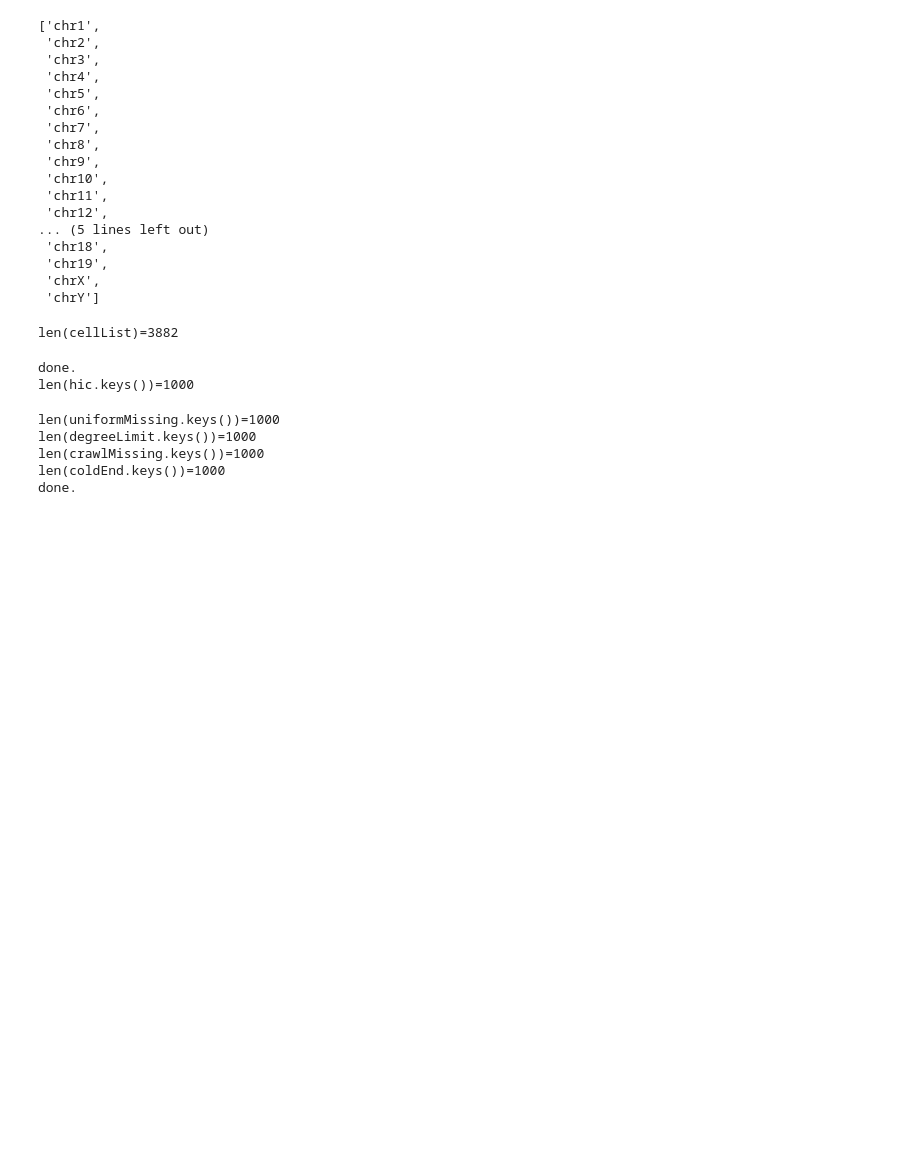
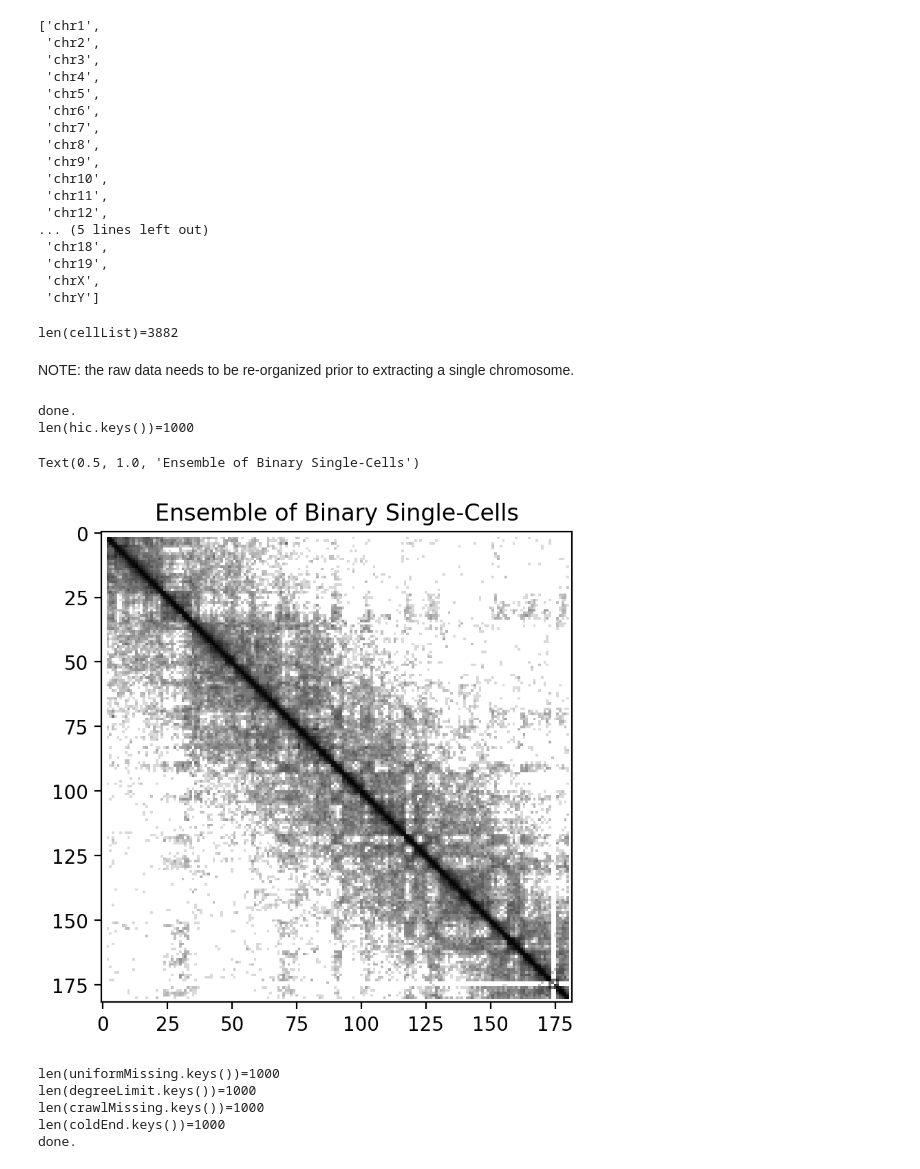
Before and after one commit to CooperStansbury/scPoreC-analysis, a Jupyter notebook: notebooks/quantify_predict.ipynb, the cells around one changed output. Saved outputs shown, nothing was run; the diff lists cells and outputs as text; code cells hidden in the pictures; blank space fills up the shorter version.

```diff
--- a/notebooks/quantify_predict.ipynb
+++ b/notebooks/quantify_predict.ipynb
@@ -58,6 +58,8 @@ cellList = list(cooler.fileops.list_coolers(scHICfilepath))
 print(f"{len(cellList)=}")
 # %% [output]
 len(cellList)=3882
+# %% [markdown]
+NOTE: the raw data needs to be re-organized prior to extracting a single chromosome.
 # %%
 sampleSize = 1000
 chromosome = ['chr2']
@@ -67,16 +69,22 @@ hic = {}
 
 for i, s in enumerate(sample):
     filetag = "_".join(s.split("_")[0:2]).replace("/", "") + f"_{i}"
-    A, hicChromInfo, hicIndex = pcu.loadNagano2017SingleCell(scHICfilepath, s, chromOrder, balance=False)
+    rawMat, hicChromInfo, hicIndex = pcu.loadNagano2017SingleCell(scHICfilepath, s, chromOrder, balance=False)
+
+    hicChromInfo = hicChromInfo[hicChromInfo['region'].str.contains('random') == False]
+
+    # re-order  the matrix
+    hicMat = rawMat[hicIndex, :][:, hicIndex]
+
+    # extract the second chromosome
     chrHicInd = pcu.getIndices(hicChromInfo, hicIndex, chromosome, 'region')
 
-    # reindex the matrix
-    A = A[chrHicInd, :][:, chrHicInd]
+    A = hicMat[chrHicInd, :][:, chrHicInd]
 
-    # make binary
+    # binarize
     A = np.where(A > 0, 1, 0)
-
     hic[filetag] = A
+#     print(f"{filetag=} {A.shape=}")
 
 print('done.')
 print(f"{len(hic.keys())=}")
@@ -88,0 +99,22 @@ for k, v in hic.items():
+# %%
+n = 100
+sampleKeys = np.random.choice(list(hic.keys()), n)
+
+
+ensembleTrue = np.zeros((182, 182))
+
+for sampleKey in sampleKeys:
+    ensembleTrue += hic[sampleKey]
+
+plt.rcParams['figure.dpi'] = 200
+plt.rcParams['figure.figsize'] = 15, 15
+fig = plt.figure()
+
+pltEnsemble = np.where(ensembleTrue > 0, np.log(ensembleTrue), ensembleTrue)
+
+fig.add_subplot(131)
+plt.imshow(pltEnsemble, cmap='binary')
+plt.title(f'Ensemble of Binary Single-Cells')
+# %% [output]
+Text(0.5, 1.0, 'Ensemble of Binary Single-Cells')
+[figure, added]
```
Also changed, not shown: parts of 11 cells of this notebook, 1 other file.
